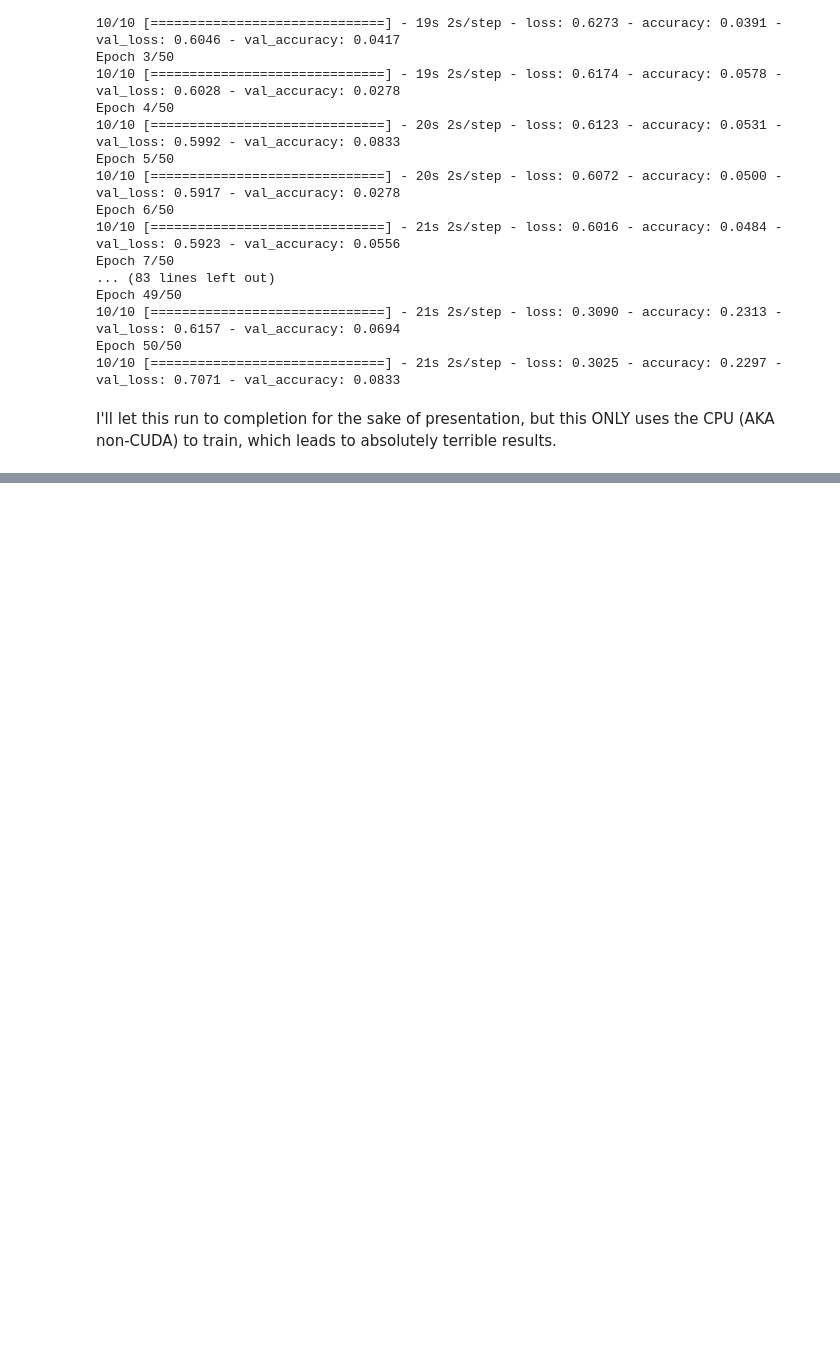
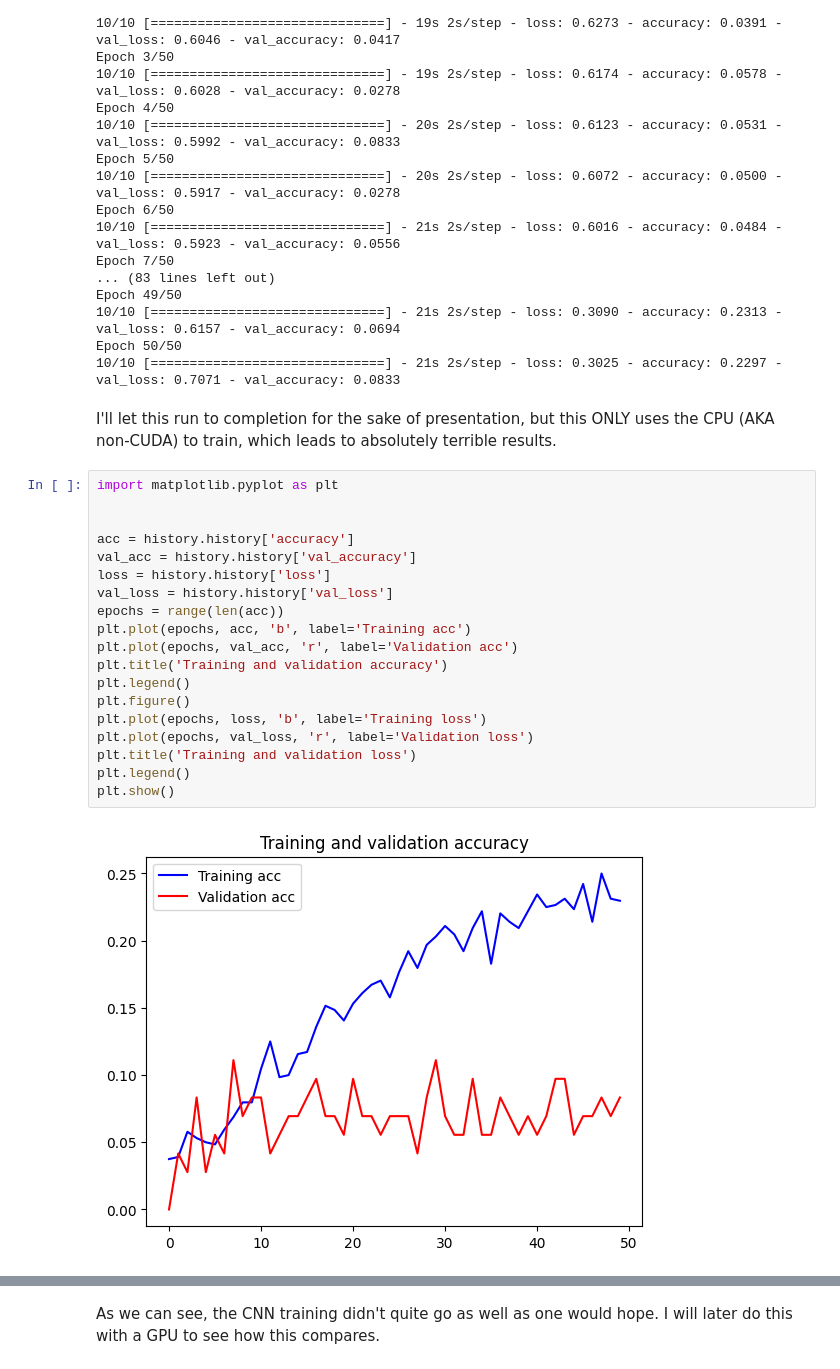
Before and after one commit to AlexDai54202/octopath_ML, a Jupyter notebook: final_proj.ipynb, the cells around one changed output, grey strips where cells are left out. Cells and saved outputs as stored; diff of their text form; blank space fills up the shorter version.

```diff
--- a/final_proj.ipynb
+++ b/final_proj.ipynb
@@ -264,3 +286,24 @@ Epoch 50/50
 10/10 [==============================] - 21s 2s/step - loss: 0.3025 - accuracy: 0.2297 - val_loss: 0.7071 - val_accuracy: 0.0833
 # %% [markdown]
 I'll let this run to completion for the sake of presentation, but this ONLY uses the CPU (AKA non-CUDA) to train, which leads to absolutely terrible results.
+# %%
+import matplotlib.pyplot as plt
+
+
+acc = history.history['accuracy']
+val_acc = history.history['val_accuracy']
+loss = history.history['loss']
+val_loss = history.history['val_loss']
+epochs = range(len(acc))
+plt.plot(epochs, acc, 'b', label='Training acc')
+plt.plot(epochs, val_acc, 'r', label='Validation acc')
+plt.title('Training and validation accuracy')
+plt.legend()
+plt.figure()
+plt.plot(epochs, loss, 'b', label='Training loss')
+plt.plot(epochs, val_loss, 'r', label='Validation loss')
+plt.title('Training and validation loss')
+plt.legend()
+plt.show()
+# %% [output]
+[figure, added]
@@ -266,0 +311,2 @@ I'll let this run to completion for the sake of presentation, but this ONLY uses
+# %% [markdown]
+As we can see, the CNN training didn't quite go as well as one would hope. I will later do this with a GPU to see how this compares.
```
Also changed, not shown: parts of 12 cells of this notebook, 7 other files.
